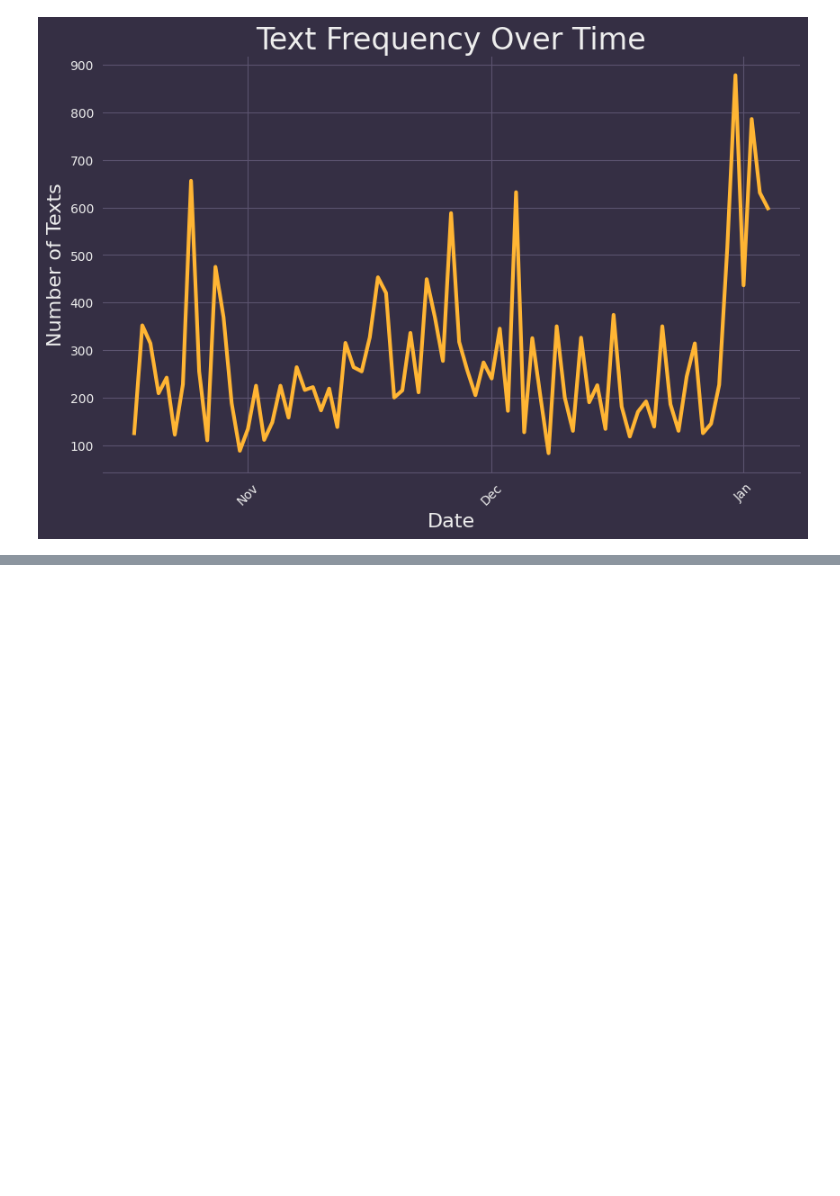
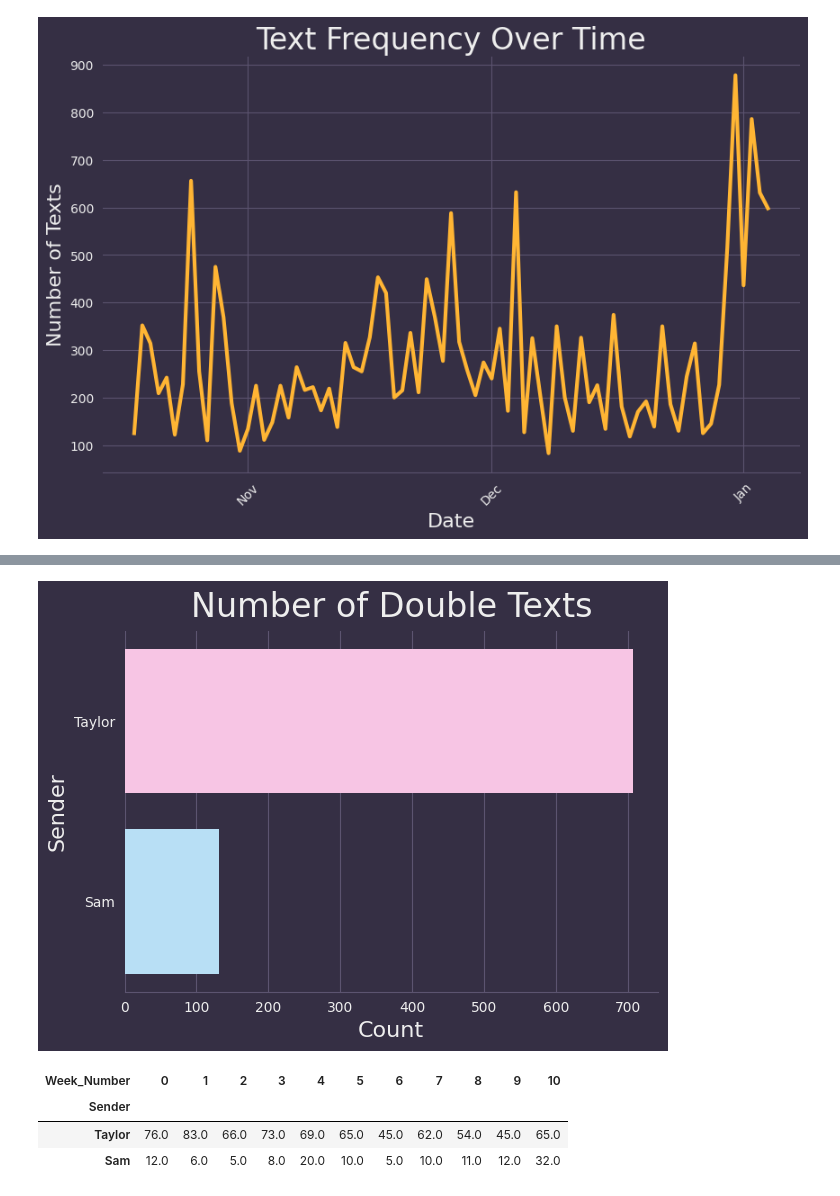
Before and after one commit to scs5/text-analytics, a Jupyter notebook: src/analysis.ipynb, the cells around one changed output, grey strips where cells are left out. Saved outputs shown, nothing was run; the diff lists cells and outputs as text; code cells hidden in the pictures; blank space fills up the shorter version.

```diff
--- a/src/analysis.ipynb
+++ b/src/analysis.ipynb
@@ -185,0 +290,49 @@ plt.show()
+# %%
+# Number of double texts
+df['Date'] = pd.to_datetime(df['Date'], format='%A, %b %d, %Y %H:%M')
+df_double_texts = pd.DataFrame(columns=['Sender', 'Date'])
+latest_time = None
+for i, row in df.iterrows():
+    time = row['Date']
+    sender = row['Sender']
+
+    if i == 0:
+        latest_time = time
+        latest_sender = sender
+        continue
+
+    if sender == latest_sender:
+        time_between_texts = time - latest_time
+        latest_time = time
+        seconds_to_respond = time_between_texts.total_seconds()
+        # Double texts are between 3 minutes and 6 hours
+        if seconds_to_respond >= 3 * 60 and seconds_to_respond < 6 * 3600:
+            new_row = pd.DataFrame({'Sender': sender, 'Date': [time]})
+            df_double_texts = pd.concat([df_double_texts, new_row], ignore_index=True)
+    else:
+        latest_sender = sender
+        latest_time = time
+
+sns.countplot(y='Sender', data=df_double_texts, palette=USER_COLORS)
+plt.title('Number of Double Texts', fontsize=24, pad=10)
+plt.xlabel('Count', fontsize=16)
+plt.ylabel('Sender', fontsize=16)
+plt.tight_layout()
+plt.show()
+# %% [output]
+[figure, added]
+# %%
+# Number of double texts per week
+min_dates = df_double_texts.groupby('Sender')['Date'].min()
+df_double_texts = df_double_texts.merge(min_dates, on='Sender', how='left', suffixes=('', '_min'))
+df_double_texts['Week_Number'] = ((df_double_texts['Date'] - df_double_texts['Date_min']).dt.days // 7).astype(int)
+weekly_double_texts = df_double_texts.groupby(['Sender', 'Week_Number']).size().reset_index(name='Double_Text_Count')
+weekly_double_texts = weekly_double_texts.pivot(index='Sender', columns='Week_Number', values='Double_Text_Count').fillna(0)
+weekly_double_texts = weekly_double_texts.sort_index(ascending=False)
+weekly_double_texts = weekly_double_texts.iloc[:, :-1]  # don't consider last week (possibly unfinished)
+weekly_double_texts
+# %% [output]
+| Week_Number | 0 | 1 | 2 | 3 | 4 | 5 | 6 | 7 | 8 | 9 | 10 |
+| Sender |  |  |  |  |  |  |  |  |  |  |  |
+| Taylor | 76.0 | 83.0 | 66.0 | 73.0 | 69.0 | 65.0 | 45.0 | 62.0 | 54.0 | 45.0 | 65.0 |
+| Sam | 12.0 | 6.0 | 5.0 | 8.0 | 20.0 | 10.0 | 5.0 | 10.0 | 11.0 | 12.0 | 32.0 |
```
Also changed, not shown: parts of 8 cells of this notebook, 2 other files.
